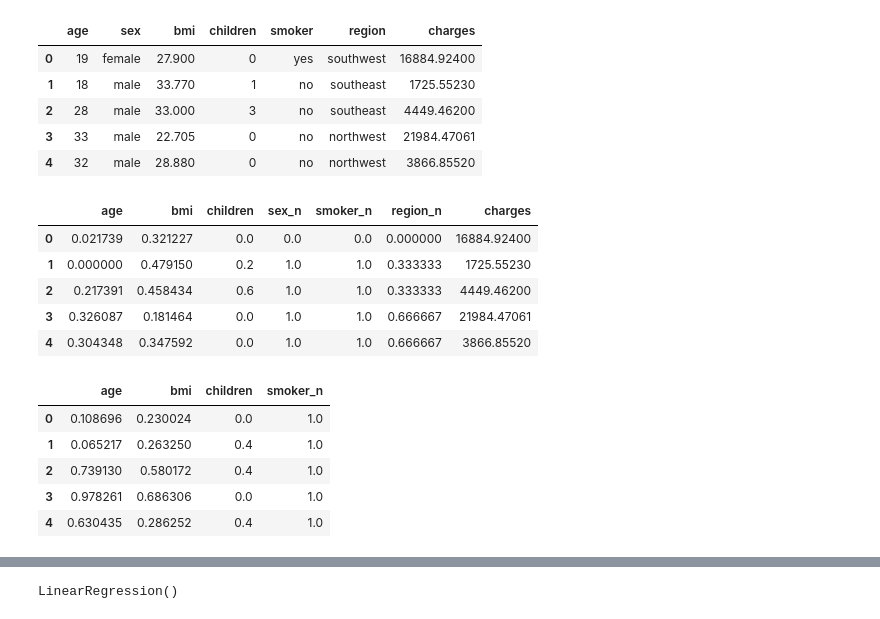
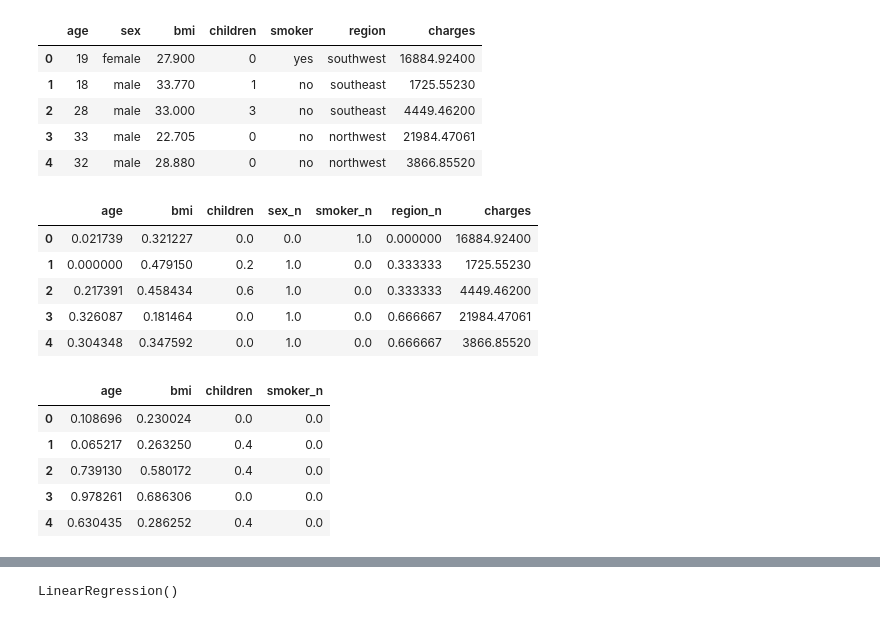
Before and after one commit to guill31295-pixel/Proyecto-regresi-n-lineal., a Jupyter notebook: src/explore.ipynb, the cells around one changed output, grey strips where cells are left out. Saved outputs shown, nothing was run; the diff lists cells and outputs as text; code cells hidden in the pictures.

```diff
--- a/src/explore.ipynb
+++ b/src/explore.ipynb
@@ -26,27 +23,27 @@ total_data.head()
 # %%
 from sklearn.preprocessing import MinMaxScaler
 
 total_data["sex_n"] = pd.factorize(total_data["sex"])[0]
-total_data["smoker_n"] = pd.factorize(total_data["smoker"])[0]
+total_data["smoker_n"] = total_data["smoker"].map({'no': 0, 'yes': 1})
 total_data["region_n"] = pd.factorize(total_data["region"])[0]
 
 num_variables = ["age", "bmi", "children", "sex_n", "smoker_n", "region_n"]
 
 scaler = MinMaxScaler()
 scal_features = scaler.fit_transform(total_data[num_variables])
 
 total_data_scal = pd.DataFrame(scal_features, index=total_data.index, columns=num_variables)
 
 total_data_scal["charges"] = total_data["charges"]
 
 total_data_scal.head()
 # %% [output]
 |  | age | bmi | children | sex_n | smoker_n | region_n | charges |
-| 0 | 0.021739 | 0.321227 | 0.0 | 0.0 | 0.0 | 0.000000 | 16884.92400 |
-| 1 | 0.000000 | 0.479150 | 0.2 | 1.0 | 1.0 | 0.333333 | 1725.55230 |
-| 2 | 0.217391 | 0.458434 | 0.6 | 1.0 | 1.0 | 0.333333 | 4449.46200 |
-| 3 | 0.326087 | 0.181464 | 0.0 | 1.0 | 1.0 | 0.666667 | 21984.47061 |
-| 4 | 0.304348 | 0.347592 | 0.0 | 1.0 | 1.0 | 0.666667 | 3866.85520 |
+| 0 | 0.021739 | 0.321227 | 0.0 | 0.0 | 1.0 | 0.000000 | 16884.92400 |
+| 1 | 0.000000 | 0.479150 | 0.2 | 1.0 | 0.0 | 0.333333 | 1725.55230 |
+| 2 | 0.217391 | 0.458434 | 0.6 | 1.0 | 0.0 | 0.333333 | 4449.46200 |
+| 3 | 0.326087 | 0.181464 | 0.0 | 1.0 | 0.0 | 0.666667 | 21984.47061 |
+| 4 | 0.304348 | 0.347592 | 0.0 | 1.0 | 0.0 | 0.666667 | 3866.85520 |
 # %%
 from sklearn.feature_selection import SelectKBest, f_regression
 from sklearn.model_selection import train_test_split
@@ -66,11 +63,11 @@ X_test_sel = pd.DataFrame(selection_model.transform(X_test), columns = selected_
 X_train_sel.head()
 # %% [output]
 |  | age | bmi | children | smoker_n |
-| 0 | 0.108696 | 0.230024 | 0.0 | 1.0 |
-| 1 | 0.065217 | 0.263250 | 0.4 | 1.0 |
-| 2 | 0.739130 | 0.580172 | 0.4 | 1.0 |
-| 3 | 0.978261 | 0.686306 | 0.0 | 1.0 |
-| 4 | 0.630435 | 0.286252 | 0.4 | 1.0 |
+| 0 | 0.108696 | 0.230024 | 0.0 | 0.0 |
+| 1 | 0.065217 | 0.263250 | 0.4 | 0.0 |
+| 2 | 0.739130 | 0.580172 | 0.4 | 0.0 |
+| 3 | 0.978261 | 0.686306 | 0.0 | 0.0 |
+| 4 | 0.630435 | 0.286252 | 0.4 | 0.0 |
 # %%
 X_train_sel["charges"] = y_train.values
 X_test_sel["charges"] = y_test.values
```
Also changed, not shown: parts of 9 cells of this notebook, 2 other files.
